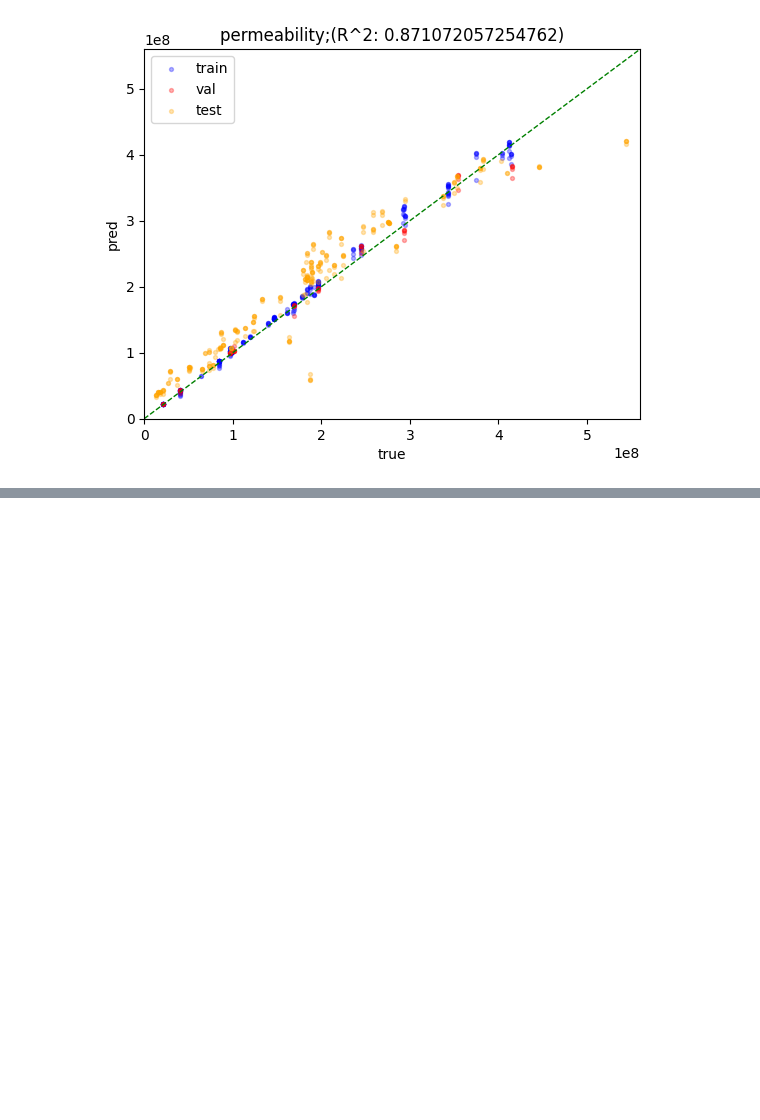
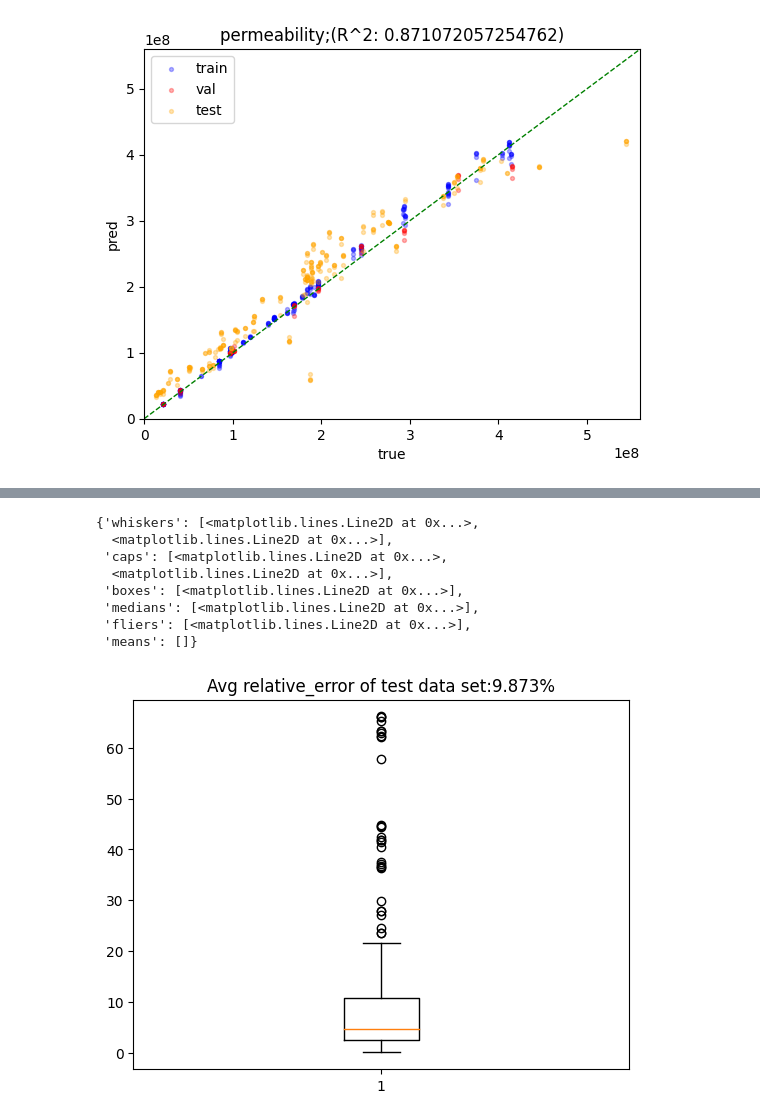
Before and after one commit to LeeGorden/Permeability-Prediction-using-Vision-Transformers, a Jupyter notebook: model/performance_eval_with_val.ipynb, the cells around one changed output, grey strips where cells are left out. Saved outputs shown, nothing was run; the diff lists cells and outputs as text; code cells hidden in the pictures; blank space fills up the shorter version.

```diff
--- a/model/performance_eval_with_val.ipynb
+++ b/model/performance_eval_with_val.ipynb
@@ -353,0 +378,7 @@ plt.legend((train_plt, val_plt, test_plt), ("train", "val", "test"), loc="best")
+# %%
+result_ViT_16_pred_train = np.load(os.path.join(root_result_ViT_16, "ckpt_best", "pred_train_data.npy"))
+result_ViT_16_true_train = np.load(os.path.join(root_result_ViT_16, "ckpt_best", "true_train_data.npy"))
+result_ViT_16_pred_val = np.load(os.path.join(root_result_ViT_16, "ckpt_best", "pred_val_data.npy"))
+result_ViT_16_true_val = np.load(os.path.join(root_result_ViT_16, "ckpt_best", "true_val_data.npy"))
+result_ViT_16_pred_test = np.load(os.path.join(root_result_ViT_16, "ckpt_best", "pred_test_data.npy"))
+result_ViT_16_true_test = np.load(os.path.join(root_result_ViT_16, "ckpt_best", "true_test_data.npy"))
@@ -353,0 +416,15 @@ plt.legend((train_plt, val_plt, test_plt), ("train", "val", "test"), loc="best")
+# %%
+# check the boxplot of relative error
+relative_error = abs((10 ** result_ViT_16_pred_test - 10 ** result_ViT_16_true_test) / (10 ** result_ViT_16_true_test) * 100)
+plt.title("Avg relative_error of test data set:" + str(round(np.mean(relative_error), 3)) + "%")
+plt.boxplot(relative_error)
+# %% [output]
+{'whiskers': [<matplotlib.lines.Line2D at 0x...>,
+  <matplotlib.lines.Line2D at 0x...>],
+ 'caps': [<matplotlib.lines.Line2D at 0x...>,
+  <matplotlib.lines.Line2D at 0x...>],
+ 'boxes': [<matplotlib.lines.Line2D at 0x...>],
+ 'medians': [<matplotlib.lines.Line2D at 0x...>],
+ 'fliers': [<matplotlib.lines.Line2D at 0x...>],
+ 'means': []}
+[figure, added]
```
Also changed, not shown: parts of 6 cells of this notebook.
